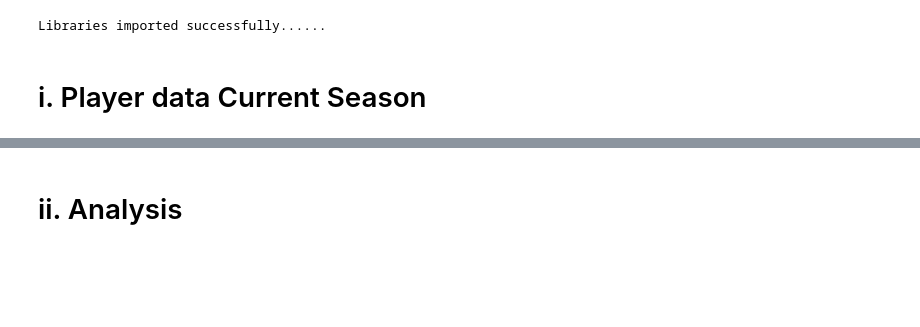
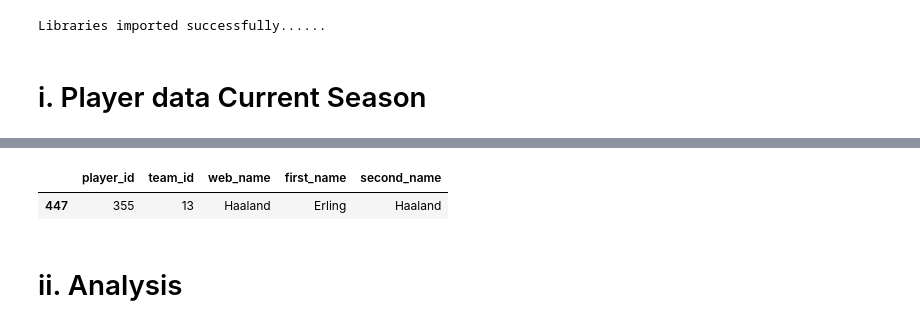
Before and after one commit to donald-okara/FPL_point_predictor, a Jupyter notebook: Players.ipynb, the cells around one changed output, grey strips where cells are left out. Drawn from its saved outputs; the diff is of its cells as text; code cells hidden in the pictures; blank space fills up the shorter version.

```diff
--- a/Players.ipynb
+++ b/Players.ipynb
@@ -64,4 +65,11 @@ player = player_history_df.rename(columns = {'element': 'player_id'})
 # %%
 filtered_teams = pd.read_csv('filtered_teams.csv')
+# %%
+Haaland = elements[elements['second_name']=='Haaland']
+# %%
+Haaland
+# %% [output]
+|  | player_id | team_id | web_name | first_name | second_name |
+| 447 | 355 | 13 | Haaland | Erling | Haaland |
 # %%
 player =  player.merge(elements, on = 'player_id')
```
Also changed, not shown: parts of 12 cells of this notebook, 1 other file.
